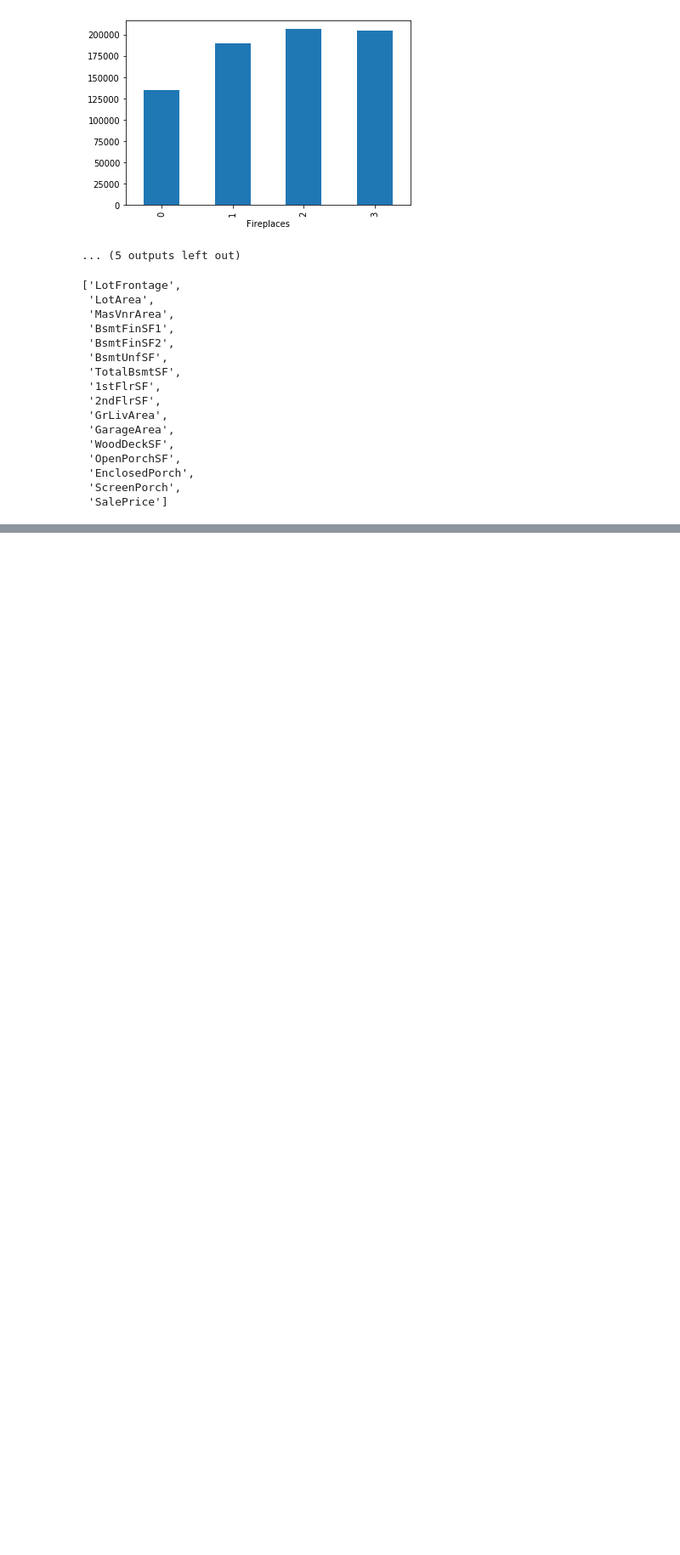
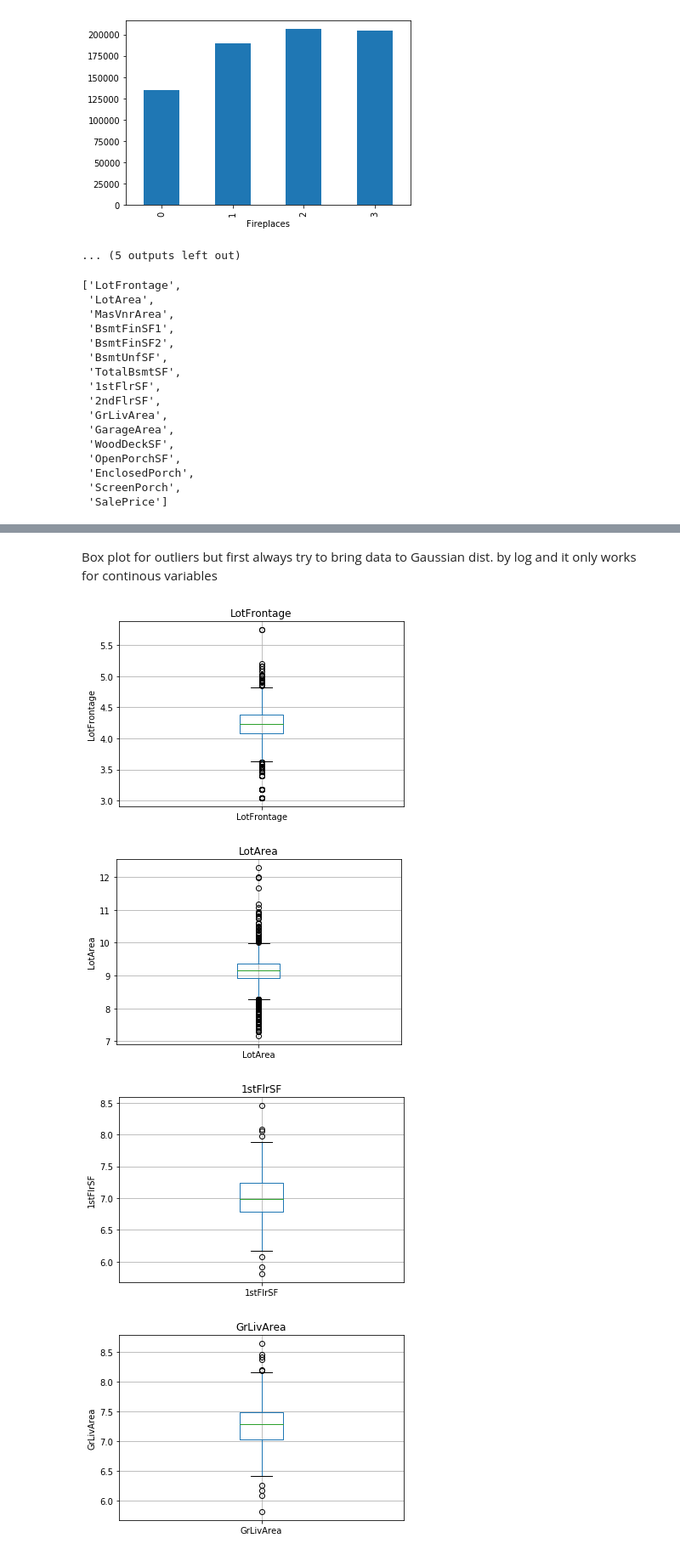
Before and after one commit to PushkaraSharma/Kaggle_Notebooks, a Jupyter notebook: house_price/eda.ipynb, the cells around one changed output, grey strips where cells are left out. Shown at 85% size. Drawn from its saved outputs; the diff is of its cells as text; code cells hidden in the pictures; blank space fills up the shorter version.

```diff
--- a/house_price/eda.ipynb
+++ b/house_price/eda.ipynb
@@ -204,0 +234,20 @@ for feature in cont_features:
+# %% [markdown]
+Box plot for outliers but first always try to bring data to Gaussian dist. by log and it only works for continous
+variables
+# %%
+
+for feature in cont_features:
+    data = df.copy()
+    if 0 in data[feature].unique():
+        pass
+    else:
+        data[feature] = np.log(data[feature])
+        data.boxplot(column = feature)
+        plt.ylabel(feature)
+        plt.title(feature)
+        plt.show()
+# %% [output]
+[figure, added]
+[figure, added]
+[figure, added]
+[figure, added]
```
Also changed, not shown: parts of 24 cells of this notebook, 3 other files.
